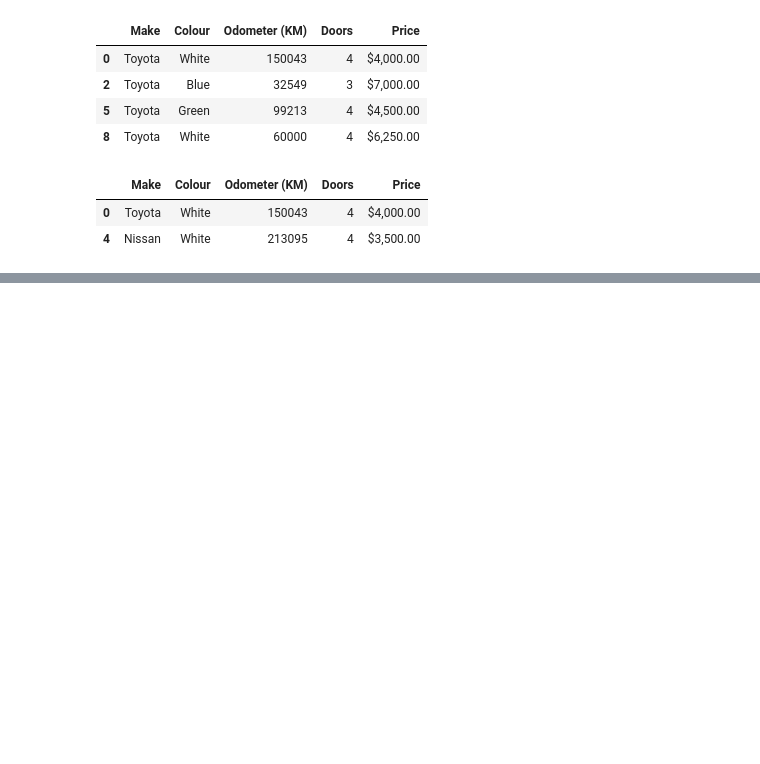
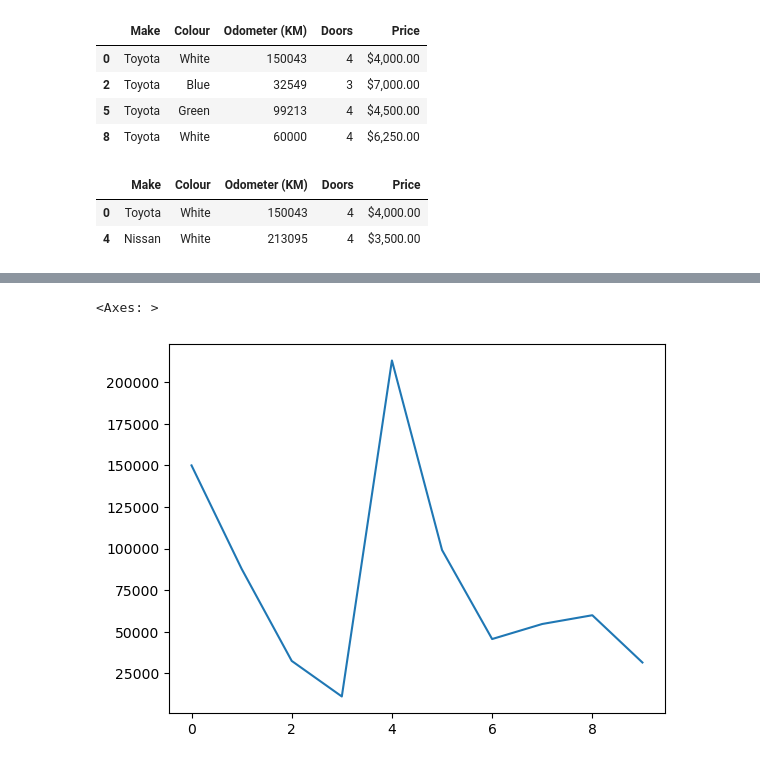
Before and after one commit to fandredev/ml-my-guide, a Jupyter notebook: introduction-to-pandas.ipynb, the cells around one changed output, grey strips where cells are left out. Drawn from its saved outputs; the diff is of its cells as text; code cells hidden in the pictures; blank space fills up the shorter version.

```diff
--- a/introduction-to-pandas.ipynb
+++ b/introduction-to-pandas.ipynb
@@ -306,0 +342,7 @@ car_series_csv[car_series_csv['Odometer (KM)'] > 100000]
+# %%
+# Graphs with some columns
+
+car_series_csv['Odometer (KM)'].plot()
+# %% [output]
+<Axes: >
+[figure, added]
```
Also changed, not shown: parts of 8 cells of this notebook.
